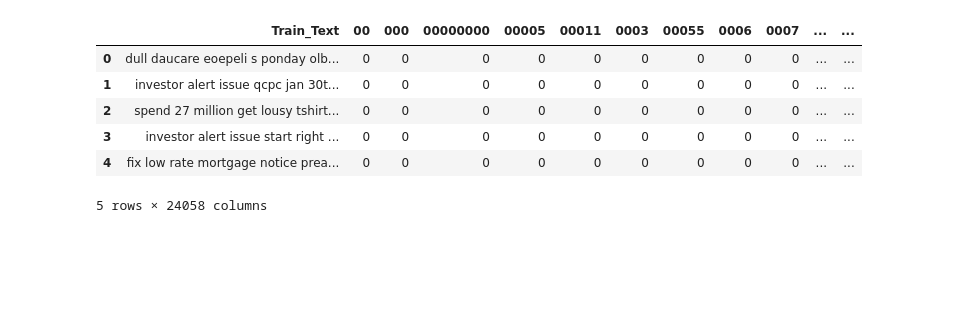
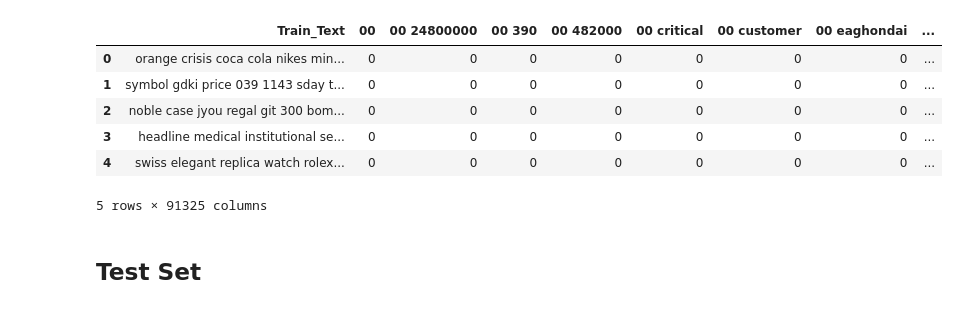
Before and after one commit to CS180-Any-Name/MailSweeper, a Jupyter notebook: Code/FeatureExtraction.ipynb, the cells around one changed output. Saved outputs shown, nothing was run; the diff lists cells and outputs as text; code cells hidden in the pictures; blank space fills up the shorter version.

```diff
--- a/Code/FeatureExtraction.ipynb
+++ b/Code/FeatureExtraction.ipynb
@@ -48,3 +63,3 @@ for (train_t,train_l) in zip(text_train, label_train):
 # %%
 # Run count vectorizer
-vectorizer = CountVectorizer()
+vectorizer = CountVectorizer(ngram_range=(1,2))
@@ -51,6 +68,6 @@ vectorizer = CountVectorizer()
 # %%
-csv_file = open("../Data/text_train.csv", mode='r', encoding="utf-8")
-df = pd.read_csv(csv_file)
-df.head()
+csv_file = open("../Data/set_train.csv", mode='r', encoding="utf-8")
+df_train = pd.read_csv(csv_file)
+df_train.head()
 # %% [output]
 |  | Image_File | Train_Text | IsSpam |
@@ -62,5 +79,4 @@ df.head()
 # %%
-# matrix = vectorizer.fit_transform(df['Train_Text'])
-matrix = vectorizer.fit_transform(df['Train_Text'].values.astype('U'))
-matrix
+matrix_train = vectorizer.fit_transform(df_train['Train_Text'].values.astype('U'))
+matrix_train
 # %% [output]
@@ -69,4 +85,4 @@ matrix
 # %%
-counts = pd.DataFrame(matrix.toarray(),columns=vectorizer.get_feature_names_out())
-counts
+train_set = pd.DataFrame(matrix_train.toarray(),columns=vectorizer.get_feature_names_out())
+train_set
 # %% [output]
@@ -86,16 +102,19 @@ counts
 # %%
-# Join feature columns with original datafram
-df_text = df.pop('Train_Text')
-df_label = df.pop('IsSpam')
-counts.insert(0, "Train_Text", df_text, True)
-counts['IsSpam'] = df_label
+# Join feature columns with original dataframe
+x_train = train_set[:].copy()
+df_text = df_train.pop('Train_Text')
+y_train = df_train.pop('IsSpam')
+train_set.insert(0, "Train_Text", df_text, True)
+train_set['IsSpam'] = y_train
 
-counts.head()
+train_set.head()
 # %% [output]
-|  | Train_Text | 00 | 000 | 00000000 | 00005 | 00011 | 0003 | 00055 | 0006 | 0007 | ... | ... |
-| 0 | dull daucare eoepeli s ponday olb... | 0 | 0 | 0 | 0 | 0 | 0 | 0 | 0 | 0 | ... | ... |
-| 1 | investor alert issue qcpc jan 30t... | 0 | 0 | 0 | 0 | 0 | 0 | 0 | 0 | 0 | ... | ... |
-| 2 | spend 27 million get lousy tshirt... | 0 | 0 | 0 | 0 | 0 | 0 | 0 | 0 | 0 | ... | ... |
-| 3 | investor alert issue start right ... | 0 | 0 | 0 | 0 | 0 | 0 | 0 | 0 | 0 | ... | ... |
-| 4 | fix low rate mortgage notice prea... | 0 | 0 | 0 | 0 | 0 | 0 | 0 | 0 | 0 | ... | ... |
+|  | Train_Text | 00 | 00 24800000 | 00 390 | 00 482000 | 00 critical | 00 customer | 00 eaghondai | ... |
+| 0 | orange crisis coca cola nikes min... | 0 | 0 | 0 | 0 | 0 | 0 | 0 | ... |
+| 1 | symbol gdki price 039 1143 sday t... | 0 | 0 | 0 | 0 | 0 | 0 | 0 | ... |
+| 2 | noble case jyou regal git 300 bom... | 0 | 0 | 0 | 0 | 0 | 0 | 0 | ... |
+| 3 | headline medical institutional se... | 0 | 0 | 0 | 0 | 0 | 0 | 0 | ... |
+| 4 | swiss elegant replica watch rolex... | 0 | 0 | 0 | 0 | 0 | 0 | 0 | ... |
-5 rows × 24058 columns
+5 rows × 91325 columns
+# %% [markdown]
+## Test Set
```
Also changed, not shown: parts of 37 cells of this notebook, 4 other files.
